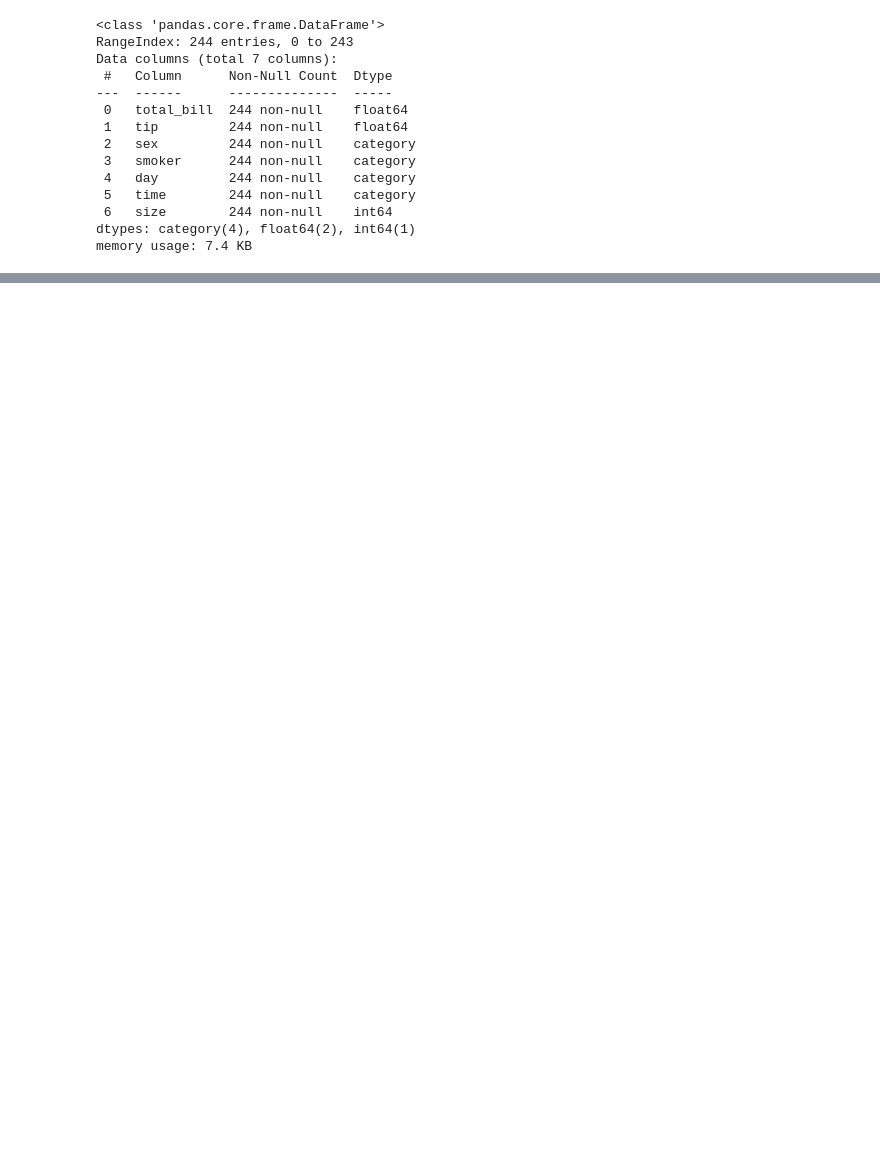
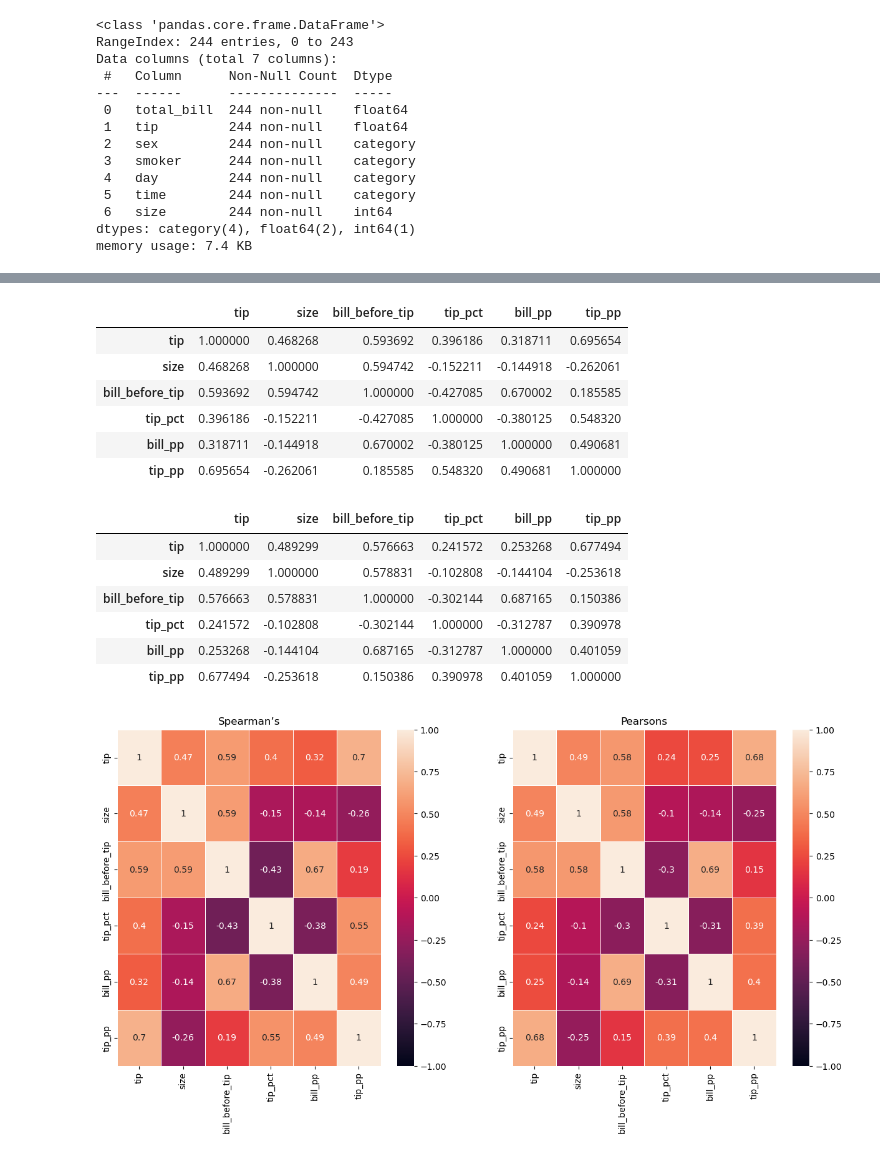
Before and after one commit to Patryk-Stefanski/ExploratoryDataAnalysis1, a Jupyter notebook: Tips_1.ipynb, the cells around one changed output, grey strips where cells are left out. Saved outputs shown, nothing was run; the diff lists cells and outputs as text; code cells hidden in the pictures; blank space fills up the shorter version.

```diff
--- a/Tips_1.ipynb
+++ b/Tips_1.ipynb
@@ -38,0 +147,54 @@ profile
+# %%
+fig, (ax1,ax2) = plt.subplots(1, 2, figsize=(15, 7))
+
+## Using Spearman’s Rank Coefficient to further identify possible corelations
+columns = df.columns
+SpearCorr = df[columns].corr(method='spearman')
+
+ax1.set_title("Spearman’s")
+sns.heatmap( SpearCorr, annot=True, vmin=-1 , vmax=1 , linewidths=0.5 , ax=ax1)
+
+
+display(SpearCorr)
+
+
+## From the heatmap of Spearmans coefficient we can see the following have the most notable  relations
+## tip - tip_pp - excluded as tip pp obviosule depends on the tip
+## tip - bill_before_tip - 0.59
+## size - bill_before_tip - 0.59
+## tip_pct - bill_before_tip - 0.43
+## bill_pp - tip_pct - excluded as this is similar to bill_before_tip and tip_pct
+
+## The two most suprising corelations here are the tip and bill and tip percentage and bill, we will look into this further
+
+
+## Using Pearson’s Correlation Coefficient to Identify any corelations that might have been missed in Spearmans
+PearsonCorr = df[columns].corr()
+
+ax2.set_title("Pearsons")
+sns.heatmap(PearsonCorr, annot=True, vmin=-1 , vmax=1 , linewidths=0.5 , ax=ax2)
+display(PearsonCorr)
+
+
+## From  Pearsons corelation heatmap we can see  that the following have a high level of coreleation once again
+## tip - bill_before_tip - 0.58 (overlaps with with weaker relation tip_pct - bill_before_tip - 0.3)
+## size - bill_before_tip - 0.58
+
+
+## What is interesting here is that Pearsons heatmap shows a higher corelation between tip_pct - bill_pp than tip_pct-bill_before_tip where Spearmans heatmap shows the oppsoite
+# %% [output]
+|  | tip | size | bill_before_tip | tip_pct | bill_pp | tip_pp |
+| tip | 1.000000 | 0.468268 | 0.593692 | 0.396186 | 0.318711 | 0.695654 |
+| size | 0.468268 | 1.000000 | 0.594742 | -0.152211 | -0.144918 | -0.262061 |
+| bill_before_tip | 0.593692 | 0.594742 | 1.000000 | -0.427085 | 0.670002 | 0.185585 |
+| tip_pct | 0.396186 | -0.152211 | -0.427085 | 1.000000 | -0.380125 | 0.548320 |
+| bill_pp | 0.318711 | -0.144918 | 0.670002 | -0.380125 | 1.000000 | 0.490681 |
+| tip_pp | 0.695654 | -0.262061 | 0.185585 | 0.548320 | 0.490681 | 1.000000 |
+|  | tip | size | bill_before_tip | tip_pct | bill_pp | tip_pp |
+| tip | 1.000000 | 0.489299 | 0.576663 | 0.241572 | 0.253268 | 0.677494 |
+| size | 0.489299 | 1.000000 | 0.578831 | -0.102808 | -0.144104 | -0.253618 |
+| bill_before_tip | 0.576663 | 0.578831 | 1.000000 | -0.302144 | 0.687165 | 0.150386 |
+| tip_pct | 0.241572 | -0.102808 | -0.302144 | 1.000000 | -0.312787 | 0.390978 |
+| bill_pp | 0.253268 | -0.144104 | 0.687165 | -0.312787 | 1.000000 | 0.401059 |
+| tip_pp | 0.677494 | -0.253618 | 0.150386 | 0.390978 | 0.401059 | 1.000000 |
+[figure, added]
```
Also changed, not shown: parts of 8 cells of this notebook, 1 other file.
